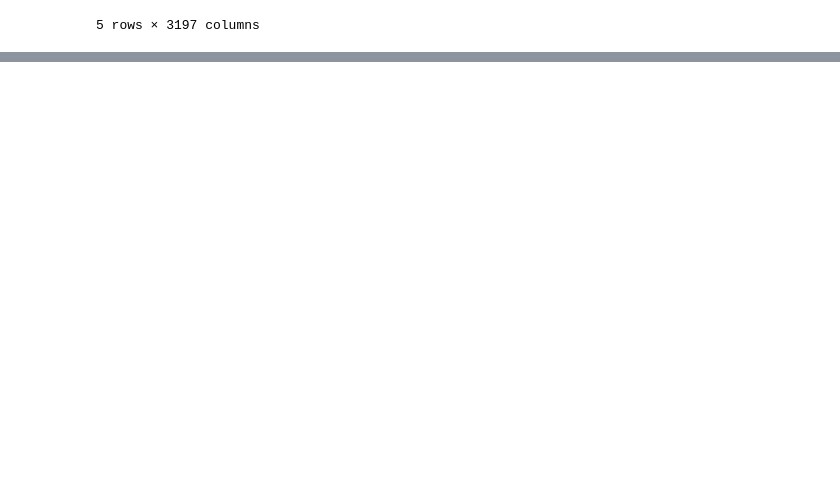
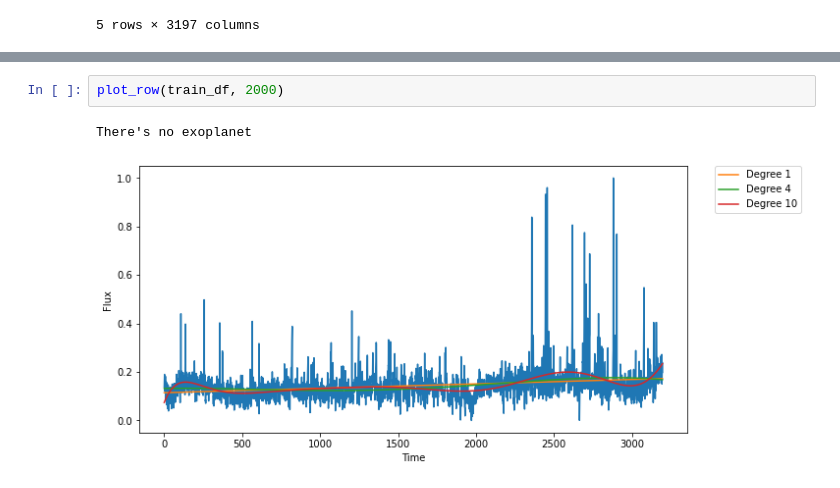
Before and after one commit to DZAlpha/ExoplanetHunting, a Jupyter notebook: exoplanets_hunting.ipynb, the cells around one changed output, grey strips where cells are left out. Saved outputs shown, nothing was run; the diff lists cells and outputs as text; blank space fills up the shorter version.

```diff
--- a/exoplanets_hunting.ipynb
+++ b/exoplanets_hunting.ipynb
@@ -29,0 +47,5 @@ test_df.head()
+# %%
+plot_row(train_df, 2000)
+# %% [output]
+There's no exoplanet
+[figure, added]
```
Also changed, not shown: parts of 4 cells of this notebook, 2 other files.
